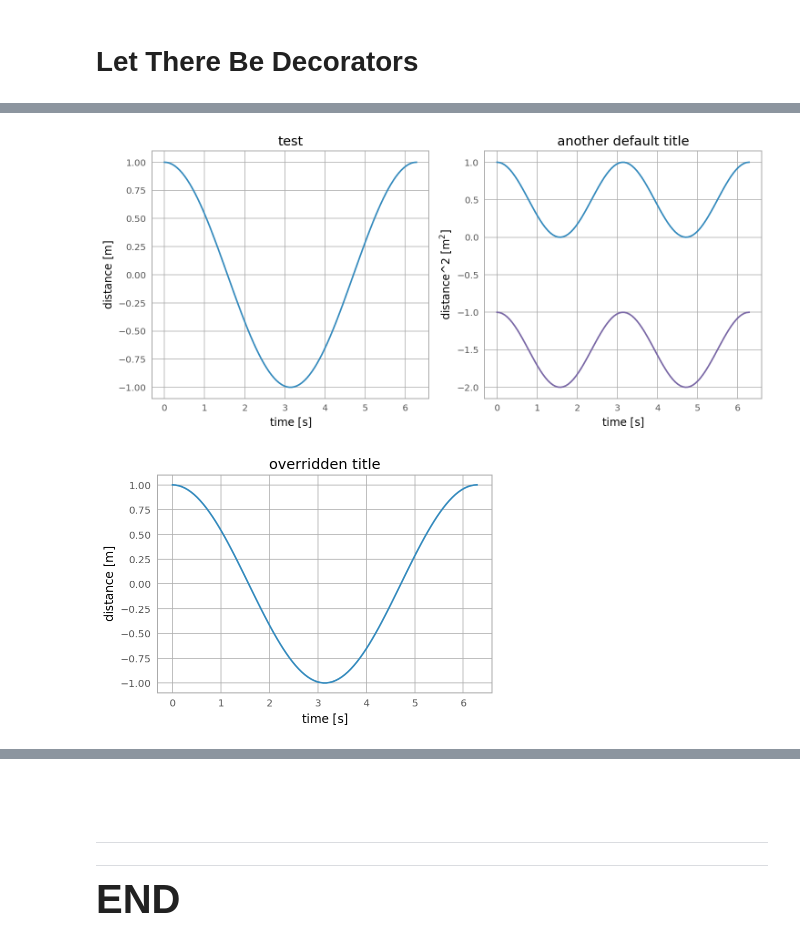
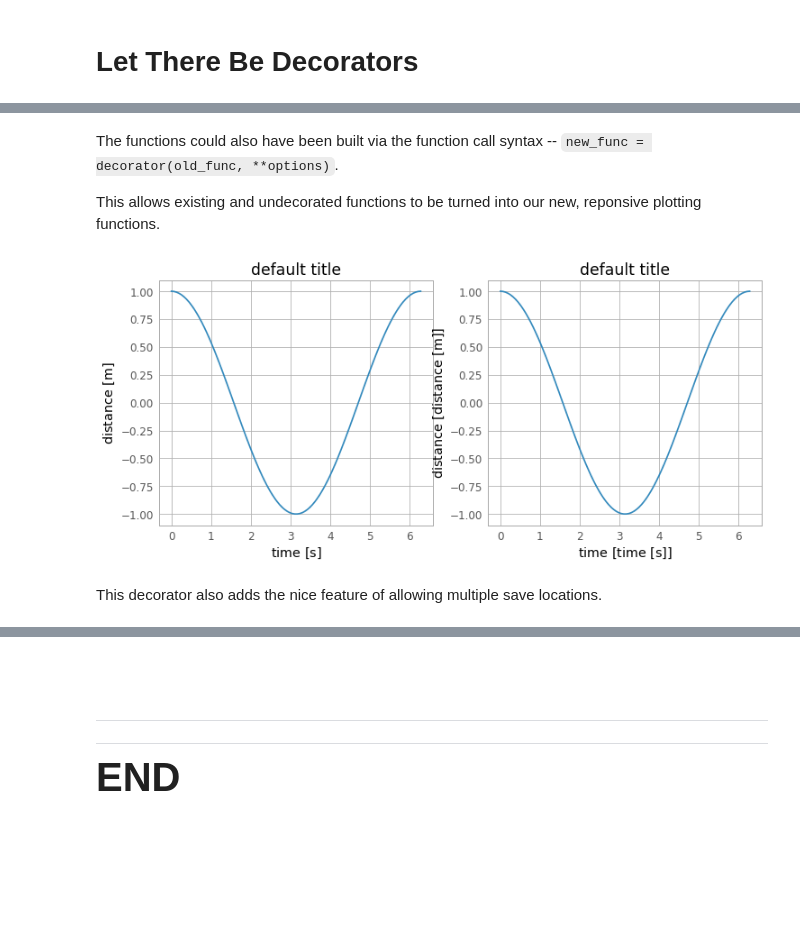
Before and after one commit to nstarman/2019-10-22-dotAstronomy-Plotting-Workshop, a Jupyter notebook: notebooks/plotting_with_decorators.ipynb, the cells around one changed output, grey strips where cells are left out. Drawn from its saved outputs; the diff is of its cells as text; code cells hidden in the pictures; blank space fills up the shorter version.

```diff
--- a/notebooks/plotting_with_decorators.ipynb
+++ b/notebooks/plotting_with_decorators.ipynb
@@ -63,2 +32,11 @@ Imported from Matplotlib:
+# %%
+import functools
+import numpy as np
+from astropy import units as u
+from matplotlib import pyplot as plt
+
+from astropy.visualization import astropy_mpl_style, quantity_support
+quantity_support()
+plt.style.use(astropy_mpl_style)
 # %% [markdown]
 ## Functions
@@ -211,7 +243,14 @@ Decorator
 ax: Axes (default None)
     will make new axes if None
 has_units: bool
+    whether the arguments have units
 title: str
+    the title
+return_ax: bool
+    whether to return the axes
+savefig: str, list
+    save locations
+    can save to many locations if list of strs
 """
 
 
@@ -229,7 +268,7 @@ class FigureDecorator(DecoratorClassBase):
         """construct a function wrapper
         """
         @functools.wraps(wrapped_function)
-        def wrapper(*func_args, ax=None, has_units=True, title=None, return_ax=False, savefig=None, **func_kwargs):
+        def wrapper(*func_args, ax=None, xlabel=None, ylabel=None, has_units=True, title=None, return_ax=False, savefig=None, **func_kwargs):
 
             if ax is None:  # setting new axes
                 fig, ax = plt.subplots()
@@ -240,11 +279,11 @@ class FigureDecorator(DecoratorClassBase):
             return_ = wrapped_function(*func_args, **func_kwargs)
 
             if has_units:
-                ax.set_xlabel(f'{self.xlabel} [{ax.get_xlabel()}]')
-                ax.set_ylabel(f'{self.ylabel} [{ax.get_ylabel()}]')
+                ax.set_xlabel(f'{self.xlabel if xlabel is None else xlabel} [{ax.get_xlabel()}]')
+                ax.set_ylabel(f'{self.ylabel if ylabel is None else ylabel} [{ax.get_ylabel()}]')
             else:
-                ax.set_xlabel(f'{self.xlabel}')
-                ax.set_ylabel(f'{self.ylabel}')
+                ax.set_xlabel(f'{self.xlabel if xlabel is None else xlabel}')
+                ax.set_ylabel(f'{self.ylabel if ylabel is None else ylabel}')
 
             if title is None and hasattr(self, 'title'):
                     ax.set_title(self.title)
@@ -278,11 +338,26 @@ def plot_distance_squared_dec(x, y):
+# %% [markdown]
+The functions could also have been built via the function call syntax -- `new_func = decorator(old_func, **options)`.
+
+This allows existing and undecorated functions to be turned into our new, reponsive plotting functions.
+# %%
+def simple_plot_distance(x, y):
+    """An unresponsive function"""
+    plt.plot(x, y)
+    plt.xlabel(f'time [{plt.gca().get_xlabel()}]')
+    plt.ylabel(f'distance [{plt.gca().get_ylabel()}]')
+    plt.title('This is a Title')
+    return
+
+plot_distance_comparison = FigureDecorator(simple_plot_distance, xlabel='time', ylabel='distance', title='default title')
 # %%
 fig, axs = plt.subplots(1, 2, figsize=(12, 5))
 
-plot_distance_dec(x, y, ax=axs[0], title='test')
-plot_distance_squared_dec(x, y, ax=axs[1])
+plot_distance_dec(x, y, ax=axs[0])
+plot_distance_comparison(x, y, ax=axs[1])
 # %% [output]
-[figure, old version]
+[figure, new version]
+# %% [markdown]
+This decorator also adds the nice feature of allowing multiple save locations.
 # %%
-plot_distance_dec(x, y, title='overridden title')
+plot_distance_dec(x, y, title='overridden title', savefig=('../figures/decorator_plot_save1', '../figures/decorator_plot_save2'))
+plt.close();
-# %% [output]
-[figure, removed]
```
Also changed, not shown: parts of 39 cells of this notebook, 3 other files.
